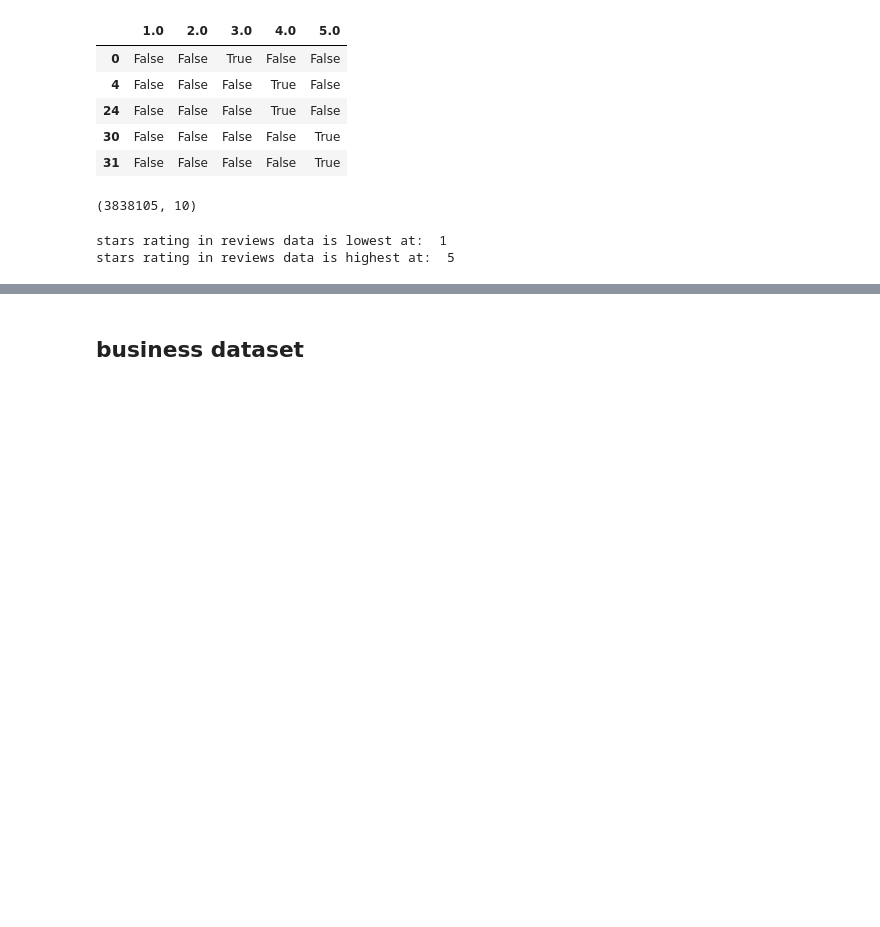
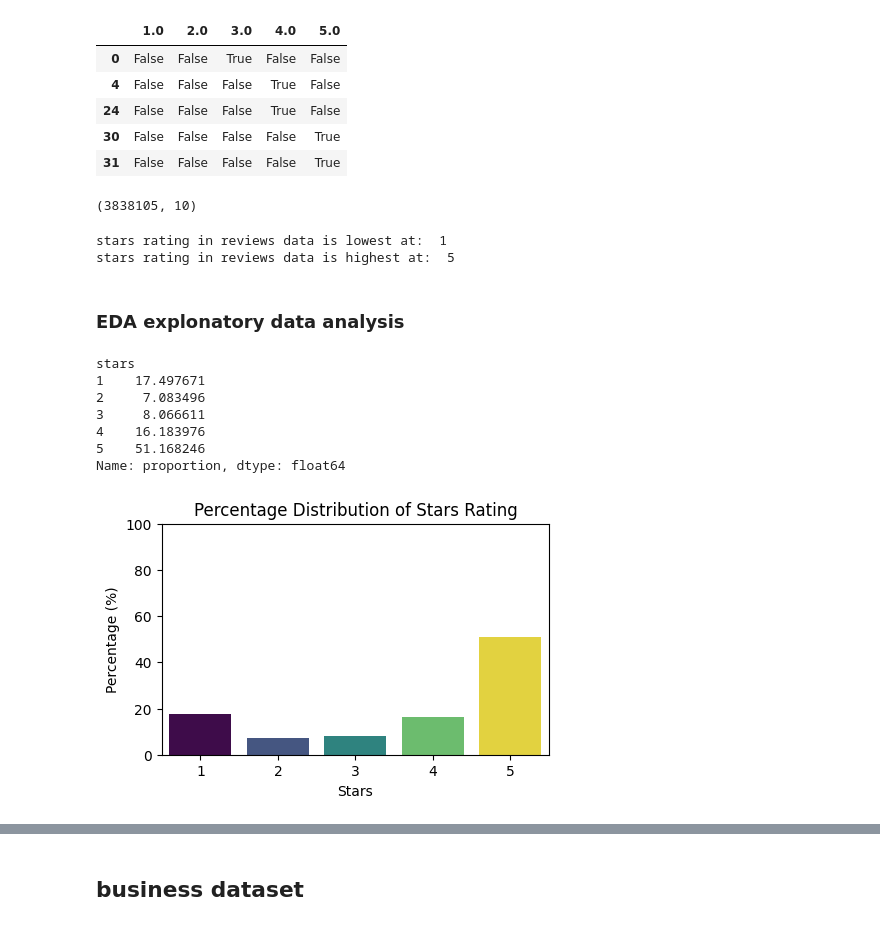
Before and after one commit to vanessageena/MTech-BAP, a Jupyter notebook: vanclean.ipynb, the cells around one changed output, grey strips where cells are left out. Cells and saved outputs as stored; diff of their text form; code cells hidden in the pictures; blank space fills up the shorter version.

Commit message:
add text preprocessing for reviews data and eda

```diff
--- a/vanclean.ipynb
+++ b/vanclean.ipynb
@@ -181,0 +182,2 @@ df_reviews_cleaned.shape
+# %% [markdown]
+### EDA explonatory data analysis
@@ -181,0 +188,22 @@ df_reviews_cleaned.shape
+# %%
+df_reviews_cleaned = pd.read_csv('cleaned_reviews_2017-2022.csv')
+# %%
+star_counts_percent = df_reviews_cleaned['stars'].value_counts(normalize=True).sort_index() * 100
+print(star_counts_percent)
+
+plt.figure(figsize=(5, 3))
+sns.barplot(x=star_counts_percent.index, hue=star_counts_percent.index, y=star_counts_percent.values, palette='viridis', legend=False)
+plt.title('Percentage Distribution of Stars Rating')
+plt.xlabel('Stars')
+plt.ylabel('Percentage (%)')
+plt.ylim(0, 100)
+plt.show()
+# %% [output]
+stars
+1    17.497671
+2     7.083496
+3     8.066611
+4    16.183976
+5    51.168246
+Name: proportion, dtype: float64
+[figure, added]
```
Also changed, not shown: parts of 56 cells of this notebook.
